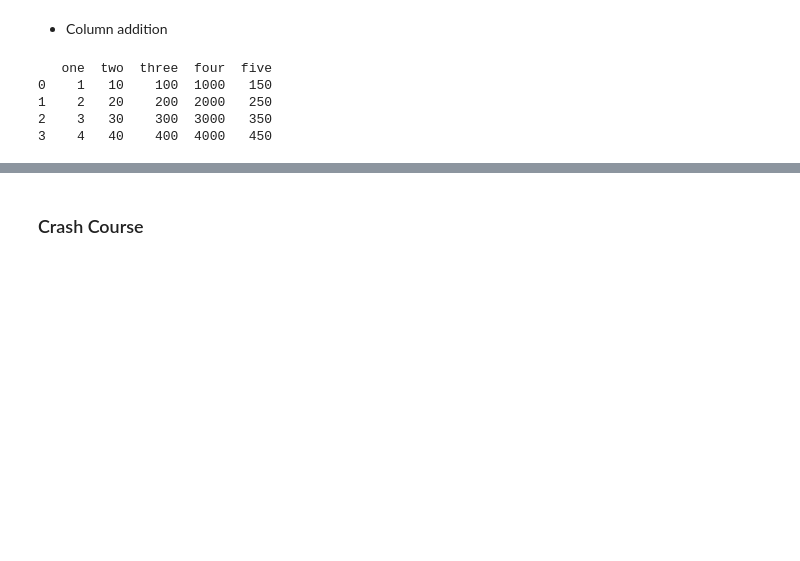
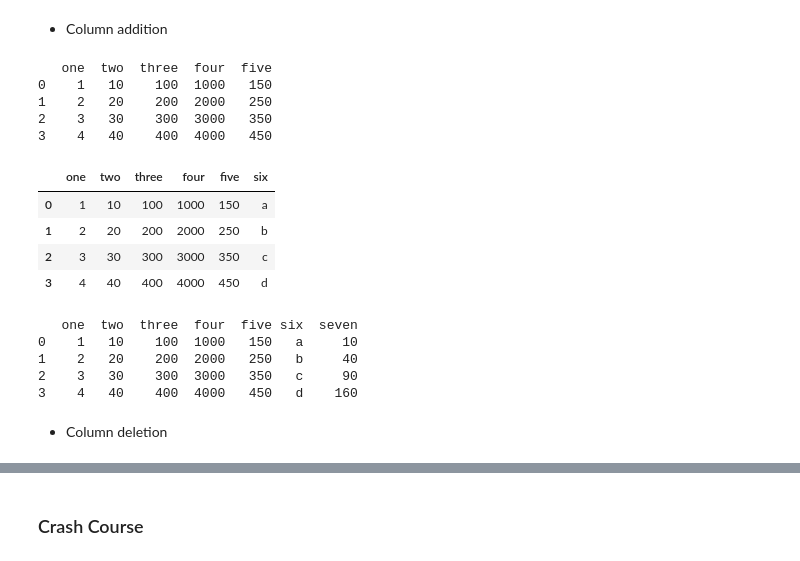
Before and after one commit to ApurbaKumarMajumder/Machine-Learning, a Jupyter notebook: pandas.ipynb, the cells around one changed output, grey strips where cells are left out. Cells and saved outputs as stored; diff of their text form; code cells hidden in the pictures; blank space fills up the shorter version.

```diff
--- a/pandas.ipynb
+++ b/pandas.ipynb
@@ -474,5 +474,29 @@ print(df)
 1    2   20    200  2000   250
 2    3   30    300  3000   350
 3    4   40    400  4000   450
+# %%
+df['six'] = pd.Series(['a', 'b', 'c', 'd'])
+df
+# %% [output]
+|  | one | two | three | four | five | six |
+| 0 | 1 | 10 | 100 | 1000 | 150 | a |
+| 1 | 2 | 20 | 200 | 2000 | 250 | b |
+| 2 | 3 | 30 | 300 | 3000 | 350 | c |
+| 3 | 4 | 40 | 400 | 4000 | 450 | d |
+# %%
+# Some computation on existing data
+# new column seven, - multiplication of column one & two
+        # 10, 40, 90, 160
+
+df['seven'] = df['one'] * df['two']
+print(df)
+# %% [output]
+   one  two  three  four  five six  seven
+0    1   10    100  1000   150   a     10
+1    2   20    200  2000   250   b     40
+2    3   30    300  3000   350   c     90
+3    4   40    400  4000   450   d    160
+# %% [markdown]
+* Column deletion
 # %%
 df
```
Also changed, not shown: parts of 18 cells of this notebook.
